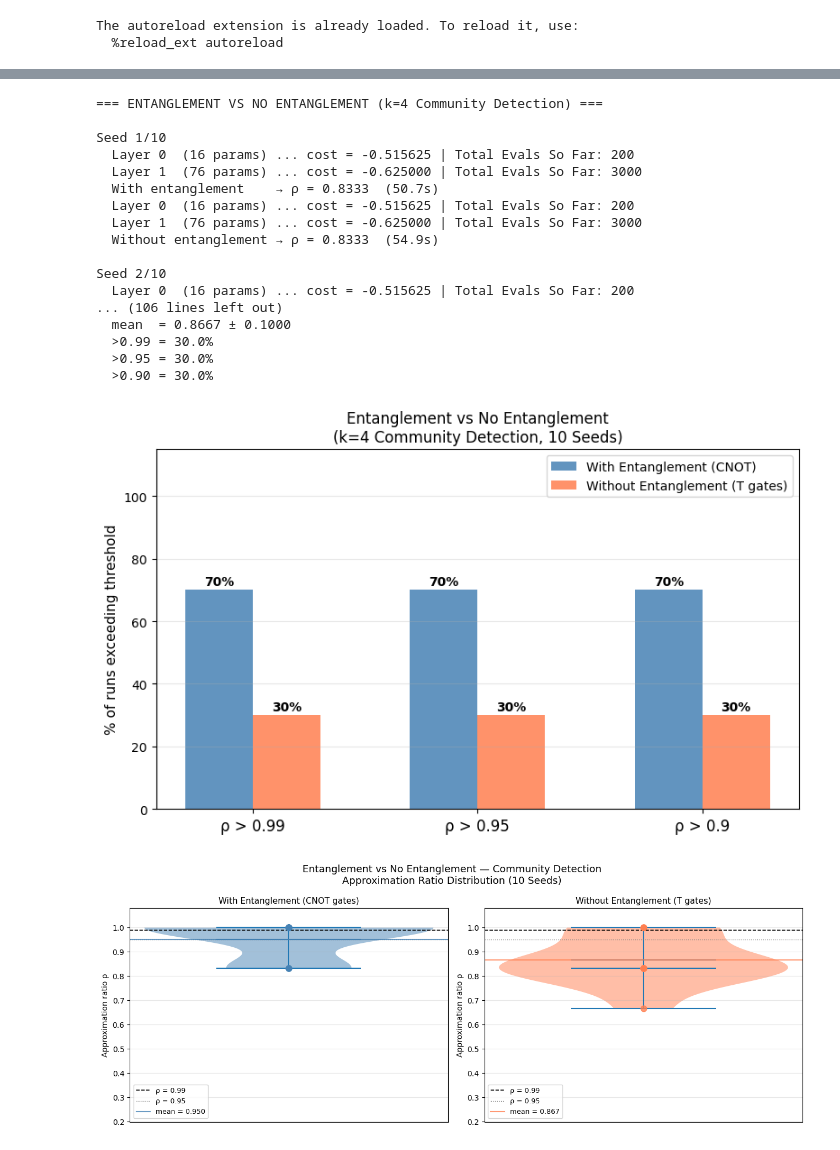
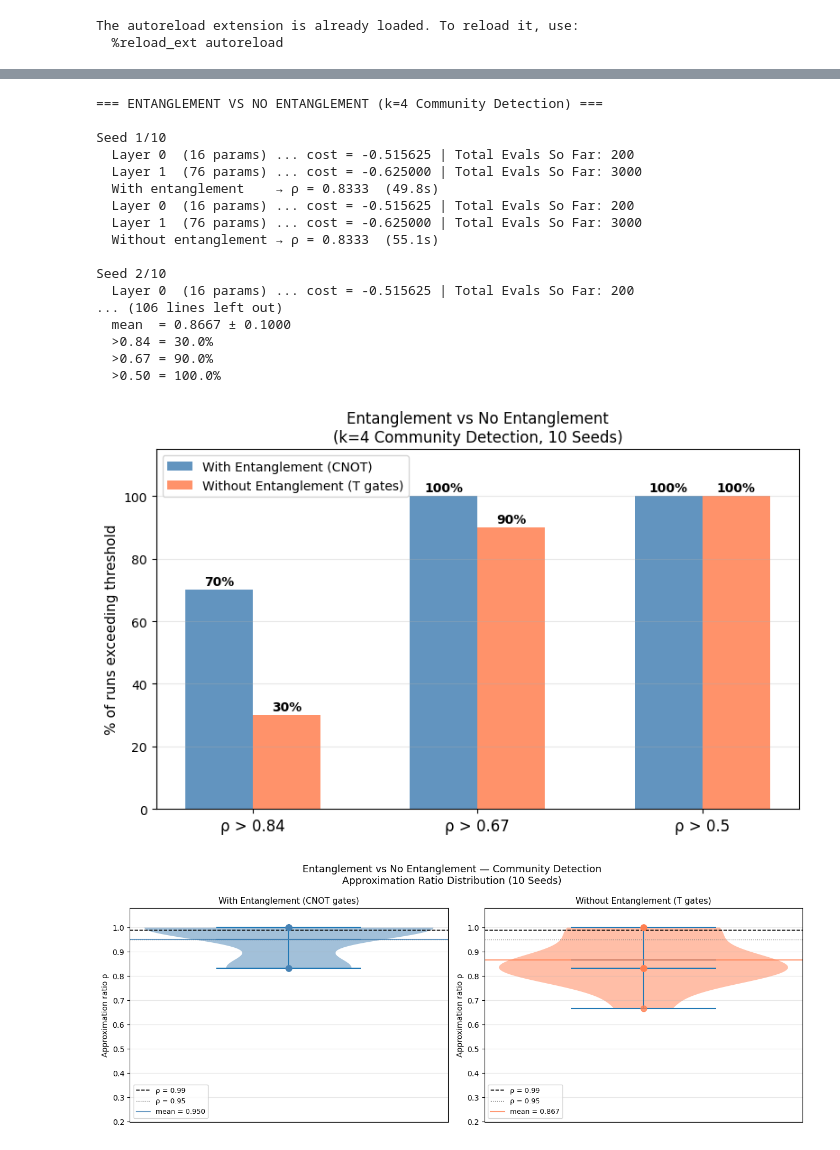
Before and after one commit to myriamcg/layered_vqe, a Jupyter notebook: sprint/01_entagnlement_Community_Detection_Analysis.ipynb, the cells around one changed output, grey strips where cells are left out. Cells and saved outputs as stored; diff of their text form; code cells hidden in the pictures.

Commit message:
reran entanglement with diff thresholds

```diff
--- a/sprint/01_entagnlement_Community_Detection_Analysis.ipynb
+++ b/sprint/01_entagnlement_Community_Detection_Analysis.ipynb
@@ -160,27 +160,27 @@ for label, rhos in ent_results.items():
     print(f"\n{label}:")
     print(f"  best  = {rhos_arr.max():.4f}")
     print(f"  mean  = {rhos_arr.mean():.4f} ± {rhos_arr.std():.4f}")
-    print(f"  >0.99 = {(rhos_arr > 0.99).mean()*100:.1f}%")
-    print(f"  >0.95 = {(rhos_arr > 0.95).mean()*100:.1f}%")
-    print(f"  >0.90 = {(rhos_arr > 0.90).mean()*100:.1f}%")
+    print(f"  >0.84 = {(rhos_arr > 0.84).mean()*100:.1f}%")
+    print(f"  >0.67 = {(rhos_arr > 0.67).mean()*100:.1f}%")
+    print(f"  >0.50 = {(rhos_arr > 0.50).mean()*100:.1f}%")
 # %% [output]
 === ENTANGLEMENT VS NO ENTANGLEMENT (k=4 Community Detection) ===
 
 Seed 1/10
   Layer 0  (16 params) ... cost = -0.515625 | Total Evals So Far: 200
   Layer 1  (76 params) ... cost = -0.625000 | Total Evals So Far: 3000
-  With entanglement    → ρ = 0.8333  (50.7s)
+  With entanglement    → ρ = 0.8333  (49.8s)
   Layer 0  (16 params) ... cost = -0.515625 | Total Evals So Far: 200
   Layer 1  (76 params) ... cost = -0.625000 | Total Evals So Far: 3000
-  Without entanglement → ρ = 0.8333  (54.9s)
+  Without entanglement → ρ = 0.8333  (55.1s)
 
 Seed 2/10
   Layer 0  (16 params) ... cost = -0.515625 | Total Evals So Far: 200
 ... (106 lines left out)
   mean  = 0.8667 ± 0.1000
-  >0.99 = 30.0%
-  >0.95 = 30.0%
-  >0.90 = 30.0%
+  >0.84 = 30.0%
+  >0.67 = 90.0%
+  >0.50 = 100.0%
 # %%
 # =============================================================
 # PLOT 1: Success rate by threshold - mirrors Table 10 from paper
@@ -194,7 +194,7 @@ df_ent_community = pd.read_csv("data_entanglement_community.csv")
 ent_arr = df_ent_community[df_ent_community["Algorithm"] == "L-VQE Entanglement"]["Rho"].values
 no_arr  = df_ent_community[df_ent_community["Algorithm"] == "L-VQE No Entanglement"]["Rho"].values
 
-thresholds = [0.99, 0.95, 0.90]
+thresholds = [0.84, 0.67, 0.50]
 x = np.arange(len(thresholds))
 width = 0.3
 
@@ -203,34 +203,34 @@ no_pct  = [(no_arr  > t).mean() * 100 for t in thresholds]
 
 plt.figure(figsize=(8, 5))
 bars_ent = plt.bar(x - width/2, ent_pct, width,
                    label="With Entanglement (CNOT)",
                    color="steelblue", alpha=0.85)
 bars_no  = plt.bar(x + width/2, no_pct, width,
                    label="Without Entanglement (T gates)",
                    color="coral", alpha=0.85)
 
 for bar in bars_ent:
     plt.text(bar.get_x() + bar.get_width()/2,
              bar.get_height() + 1.5,
              f"{bar.get_height():.0f}%",
              ha='center', fontsize=10, fontweight='bold')
 for bar in bars_no:
     plt.text(bar.get_x() + bar.get_width()/2,
              bar.get_height() + 1.5,
              f"{bar.get_height():.0f}%",
              ha='center', fontsize=10, fontweight='bold')
 
 plt.xticks(x, [f"ρ > {t}" for t in thresholds], fontsize=12)
 plt.ylabel("% of runs exceeding threshold", fontsize=11)
 plt.title("Entanglement vs No Entanglement\n(k=4 Community Detection, 10 Seeds)",
           fontsize=12)
 plt.ylim(0, 115)
 plt.legend(fontsize=10)
 plt.grid(True, alpha=0.3, axis='y')
 plt.tight_layout()
 plt.show()
 # %% [output]
-[figure, old version]
+[figure, new version]
 # %%
 # =============================================================
 # PLOT 2: Distribution violin plot
```
Also changed, not shown: parts of 5 cells of this notebook, 7 other files.
